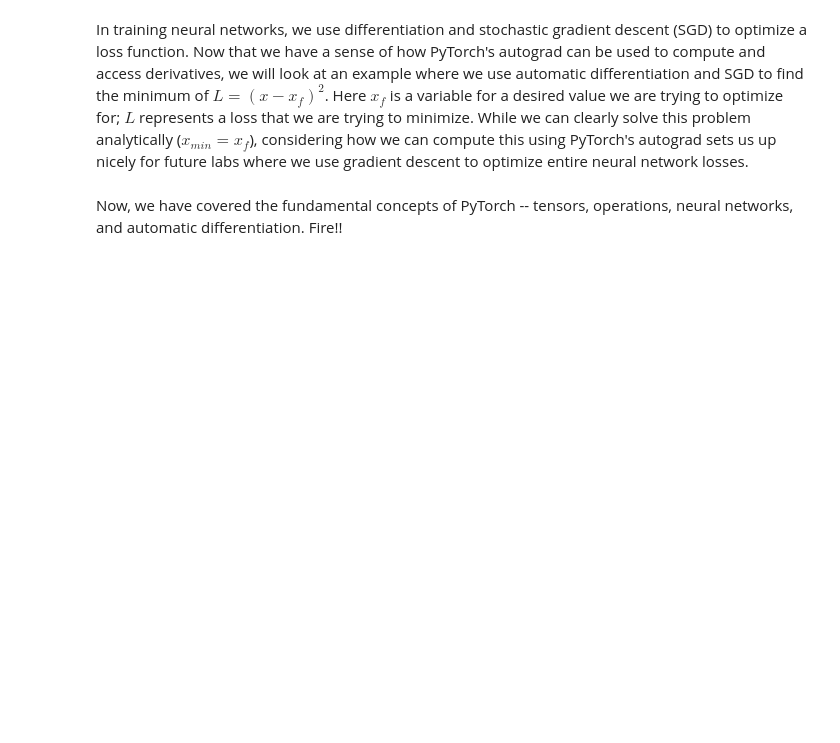
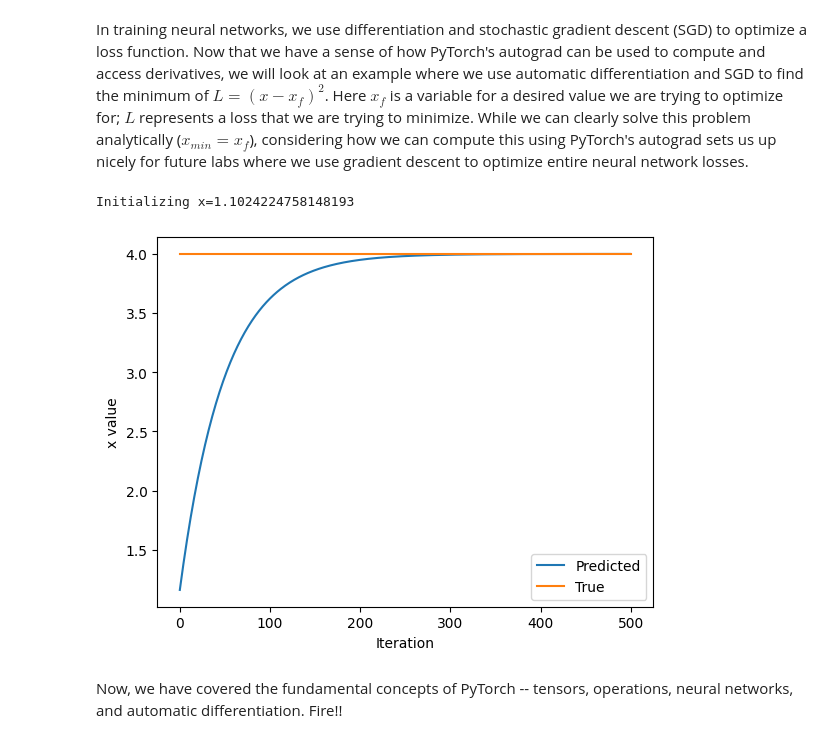
Before and after one commit to alvaro9rqc/intro_deep_learning, a Jupyter notebook: lab1/PT_Part1_Intro.ipynb, the cells around one changed output. Saved outputs shown, nothing was run; the diff lists cells and outputs as text; code cells hidden in the pictures; blank space fills up the shorter version.

```diff
--- a/lab1/PT_Part1_Intro.ipynb
+++ b/lab1/PT_Part1_Intro.ipynb
@@ -315,33 +347,36 @@ In training neural networks, we use differentiation and stochastic gradient desc
 x = torch.randn(1)
 print(f"Initializing x={x.item()}")
 
 learning_rate = 1e-2  # Learning rate
 history = []
 x_f = 4  # Target value
 
 
 # We will run gradient descent for a number of iterations. At each iteration, we compute the loss,
 #   compute the derivative of the loss with respect to x, and perform the update.
 for i in range(500):
     x = torch.tensor([x], requires_grad=True)
 
     # TODO: Compute the loss as the square of the difference between x and x_f
-    loss = # TODO
+    loss = (x-x_f)**2
 
     # Backpropagate through the loss to compute gradients
     loss.backward()
 
     # Update x with gradient descent
     x = x.item() - learning_rate * x.grad
 
     history.append(x.item())
 
 # Plot the evolution of x as we optimize toward x_f!
 plt.plot(history)
 plt.plot([0, 500], [x_f, x_f])
 plt.legend(('Predicted', 'True'))
 plt.xlabel('Iteration')
 plt.ylabel('x value')
 plt.show()
+# %% [output]
+Initializing x=1.1024224758148193
+[figure, added]
 # %% [markdown]
 Now, we have covered the fundamental concepts of PyTorch -- tensors, operations, neural networks, and automatic differentiation. Fire!!
```
Also changed, not shown: parts of 15 cells of this notebook.
